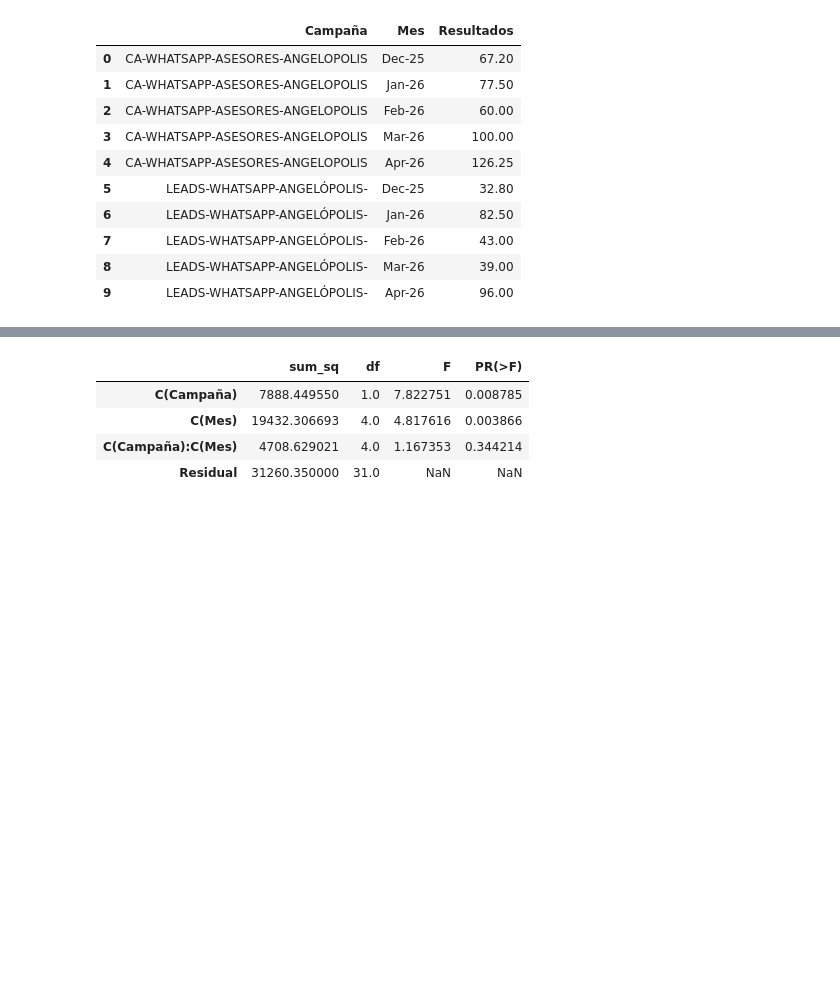
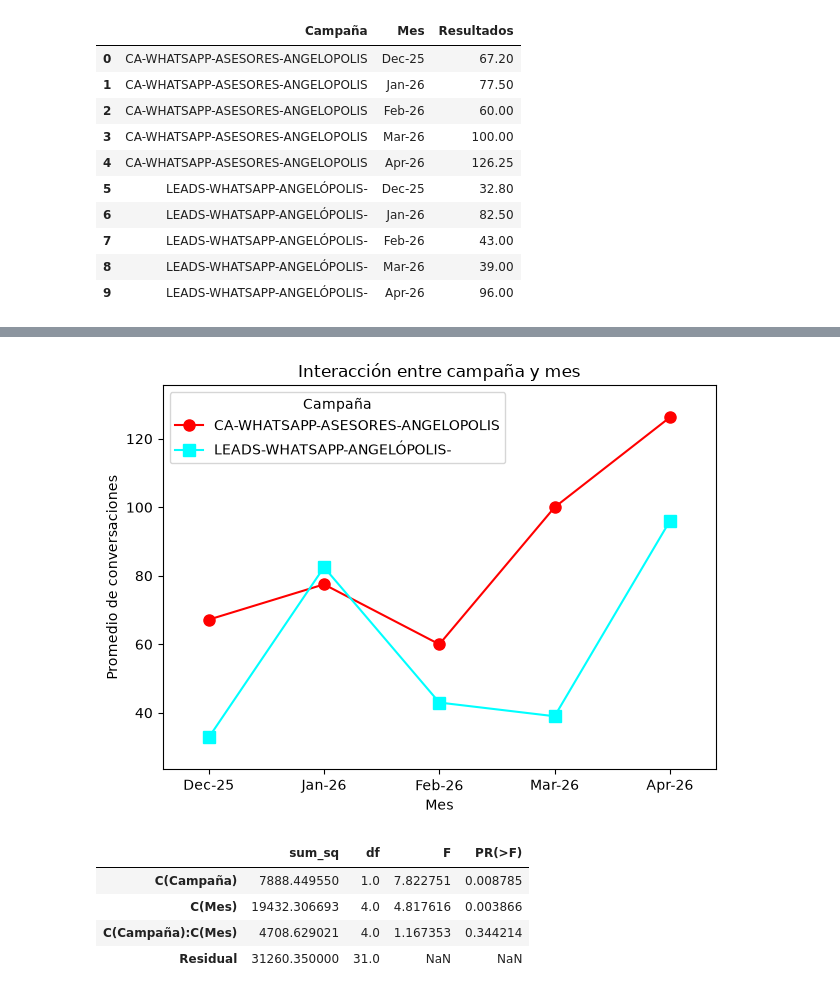
Before and after one commit to a01731053-sys/Actividad-4--Despliegue-ANOVA-, a Jupyter notebook: Despliegue_ANOVA.ipynb, the cells around one changed output, grey strips where cells are left out. Saved outputs shown, nothing was run; the diff lists cells and outputs as text; code cells hidden in the pictures; blank space fills up the shorter version.

Commit message:
creado con visual

```diff
--- a/Despliegue_ANOVA.ipynb
+++ b/Despliegue_ANOVA.ipynb
@@ -1297,3 +1259,55 @@ plt.show()
+# %%
+# ==============================
+# GRÁFICA DE INTERACCIÓN ORDENADA
+# ==============================
+
+datos_interaccion = datos_factorial.copy()
+
+mapa_meses = {
+    "Dec-25": 0,
+    "Jan-26": 1,
+    "Feb-26": 2,
+    "Mar-26": 3,
+    "Apr-26": 4
+}
+
+datos_interaccion["Mes_num"] = (
+    datos_interaccion["Mes"]
+    .astype(str)
+    .map(mapa_meses)
+)
+
+datos_interaccion["Campaña"] = (
+    datos_interaccion["Campaña"].astype(str)
+)
+
+datos_interaccion = (
+    datos_interaccion
+    .sort_values("Mes_num")
+    .reset_index(drop=True)
+)
+
+fig = interaction_plot(
+    datos_interaccion["Mes_num"],
+    datos_interaccion["Campaña"],
+    datos_interaccion["Resultados"],
+    markers=["o", "s"],
+    ms=8
+)
+
+plt.title("Interacción entre campaña y mes")
+plt.xlabel("Mes")
+plt.ylabel("Promedio de conversaciones")
+
+plt.xticks(
+    ticks=[0, 1, 2, 3, 4],
+    labels=orden_meses
+)
+
+plt.tight_layout()
+plt.show()
+# %% [output]
+[figure, added]
 # %%
 # ==============================
 # 3. ANOVA MULTIFACTORIAL
```
Also changed, not shown: parts of 3 cells of this notebook.
